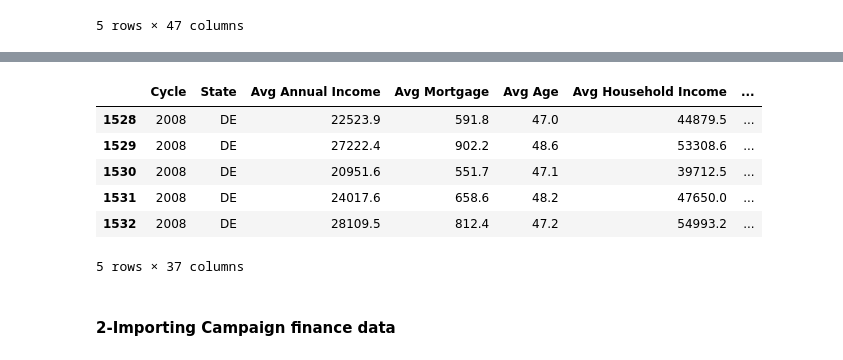
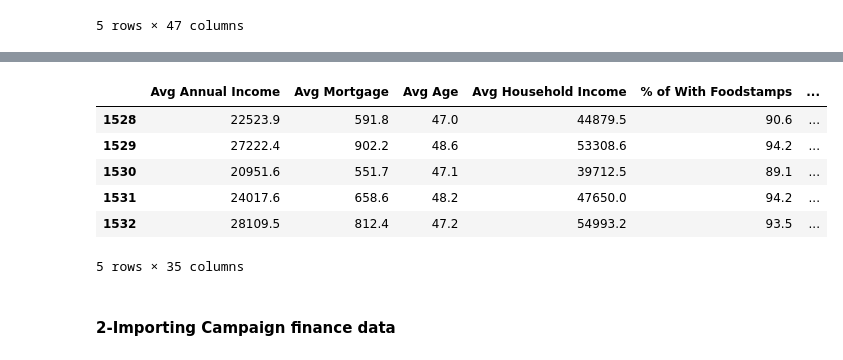
Before and after one commit to okalis05/Project4, a Jupyter notebook: Project4.ipynb, the cells around one changed output, grey strips where cells are left out. Drawn from its saved outputs; the diff is of its cells as text; code cells hidden in the pictures.

```diff
--- a/Project4.ipynb
+++ b/Project4.ipynb
@@ -86,7 +107,7 @@ elections_data.head()
 # %%
 # renaming the columns
 elections_data = elections_data.rename(columns = {
-                                              'year':'Cycle','county_fips':'County FIP Code','inctot':'Avg Annual Income',
+                                              'year':'Year','county_fips':'County FIP Code','inctot':'Avg Annual Income',
                                               'mortamt1':'Avg Mortgage','avrg_age':'Avg Age','ftotinc':'Avg Household Income',
                                               'foodstmp_1_freq':'% of With Foodstamps','foodstmp_2_freq':'% Without Foodstamps',
                                               'sex_2_freq':'%Females','sex_1_freq':'%Males','marst_5_freq':'% Widowed',
@@ -116,5 +137,7 @@ elections_data.head()
 5 rows × 47 columns
 # %%
 #Dropping unwanted columns and all nulls
-elections_data = elections_data.drop(columns = ['County FIP Code','State_county','County_Name','Democrat','Green','Independant',
+elections_data = elections_data.drop(columns = ['Year','State','County FIP Code','State_county','County_Name','Democrat','Green','Independant',
                                                 	'Other','Republican','Winner','code'])
+#Displaying the dataframe
+elections_data.head()
@@ -121,24 +152,24 @@ elections_data = elections_data.drop(columns = ['County FIP Code','State_county'
 # %%
 # Reorganizing the columns
-elections_data = elections_data[['Cycle','State','Avg Annual Income', 'Avg Mortgage', 'Avg Age',
+elections_data = elections_data[['Avg Annual Income', 'Avg Mortgage', 'Avg Age',
        'Avg Household Income', '% of With Foodstamps', '% Without Foodstamps',
        '%Females', '%Males', '% Widowed', '% Never Married',
        '% Married Spouse Present', '% Divorced', '% Seperated',
        '% Married Spouse Absent', '% White', '% Black', '% Other Race',
        '% Two major Races', '% Japanese', '% Other Asian',
        '% Native Indian or Alaska', '% Chinese', '% Three or More Races',
        '% Citizen', '% Non-Citizen', '% Naturalized Citizen',
        '% Speak_English ', '% Other_Language', '% Bachelor Degree',
        '% Lower Education', '% Masters or Professional Certificate',
        '% Doctoral Degree', '% Employed', '% Self_Employed', '% Unemployed']]
 
 #Displaying the dataframe
 elections_data.head()
 # %% [output]
-|  | Cycle | State | Avg Annual Income | Avg Mortgage | Avg Age | Avg Household Income | ... |
-| 1528 | 2008 | DE | 22523.9 | 591.8 | 47.0 | 44879.5 | ... |
-| 1529 | 2008 | DE | 27222.4 | 902.2 | 48.6 | 53308.6 | ... |
-| 1530 | 2008 | DE | 20951.6 | 551.7 | 47.1 | 39712.5 | ... |
-| 1531 | 2008 | DE | 24017.6 | 658.6 | 48.2 | 47650.0 | ... |
-| 1532 | 2008 | DE | 28109.5 | 812.4 | 47.2 | 54993.2 | ... |
+|  | Avg Annual Income | Avg Mortgage | Avg Age | Avg Household Income | % of With Foodstamps | ... |
+| 1528 | 22523.9 | 591.8 | 47.0 | 44879.5 | 90.6 | ... |
+| 1529 | 27222.4 | 902.2 | 48.6 | 53308.6 | 94.2 | ... |
+| 1530 | 20951.6 | 551.7 | 47.1 | 39712.5 | 89.1 | ... |
+| 1531 | 24017.6 | 658.6 | 48.2 | 47650.0 | 94.2 | ... |
+| 1532 | 28109.5 | 812.4 | 47.2 | 54993.2 | 93.5 | ... |
-5 rows × 37 columns
+5 rows × 35 columns
```
Also changed, not shown: parts of 80 cells of this notebook, 21 other files.
